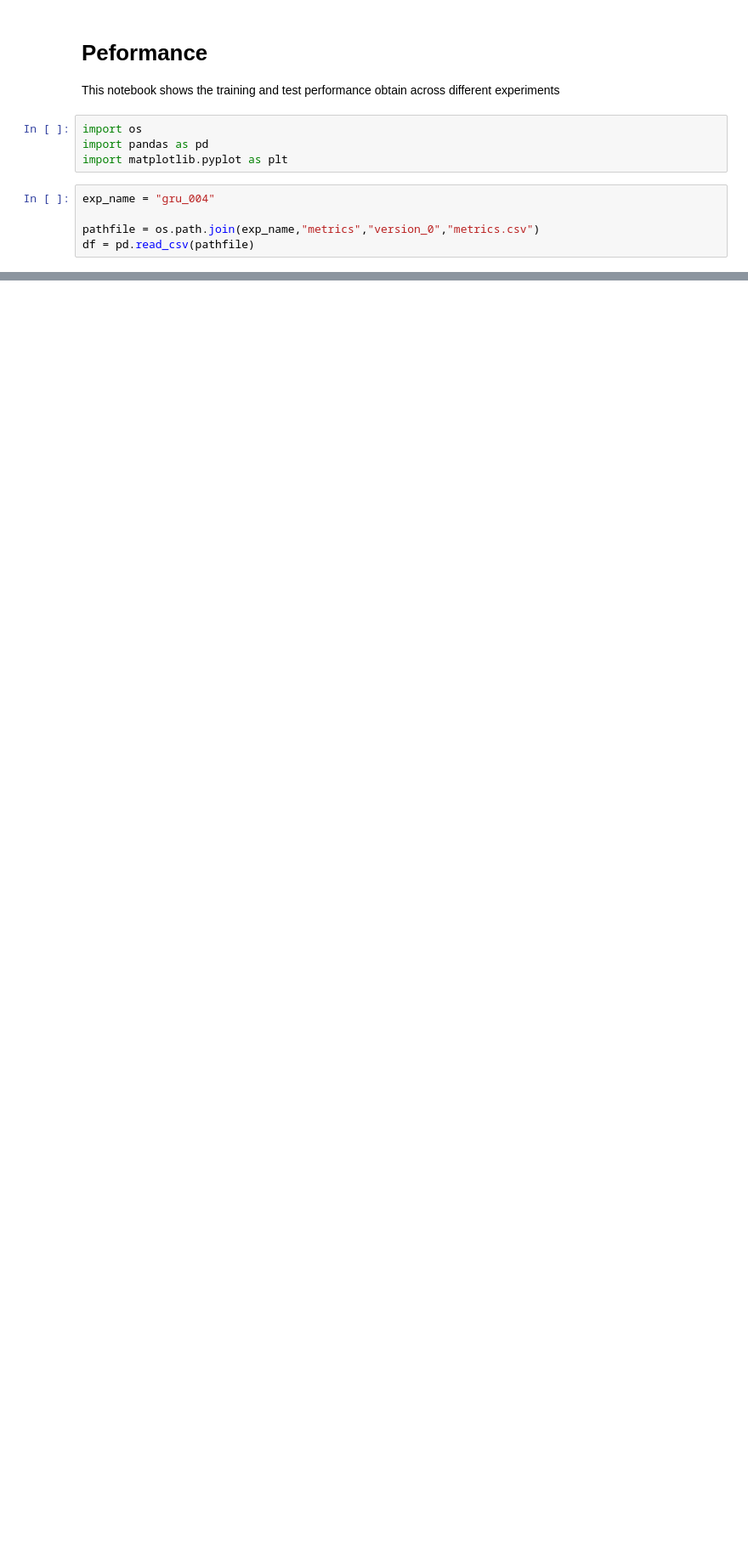
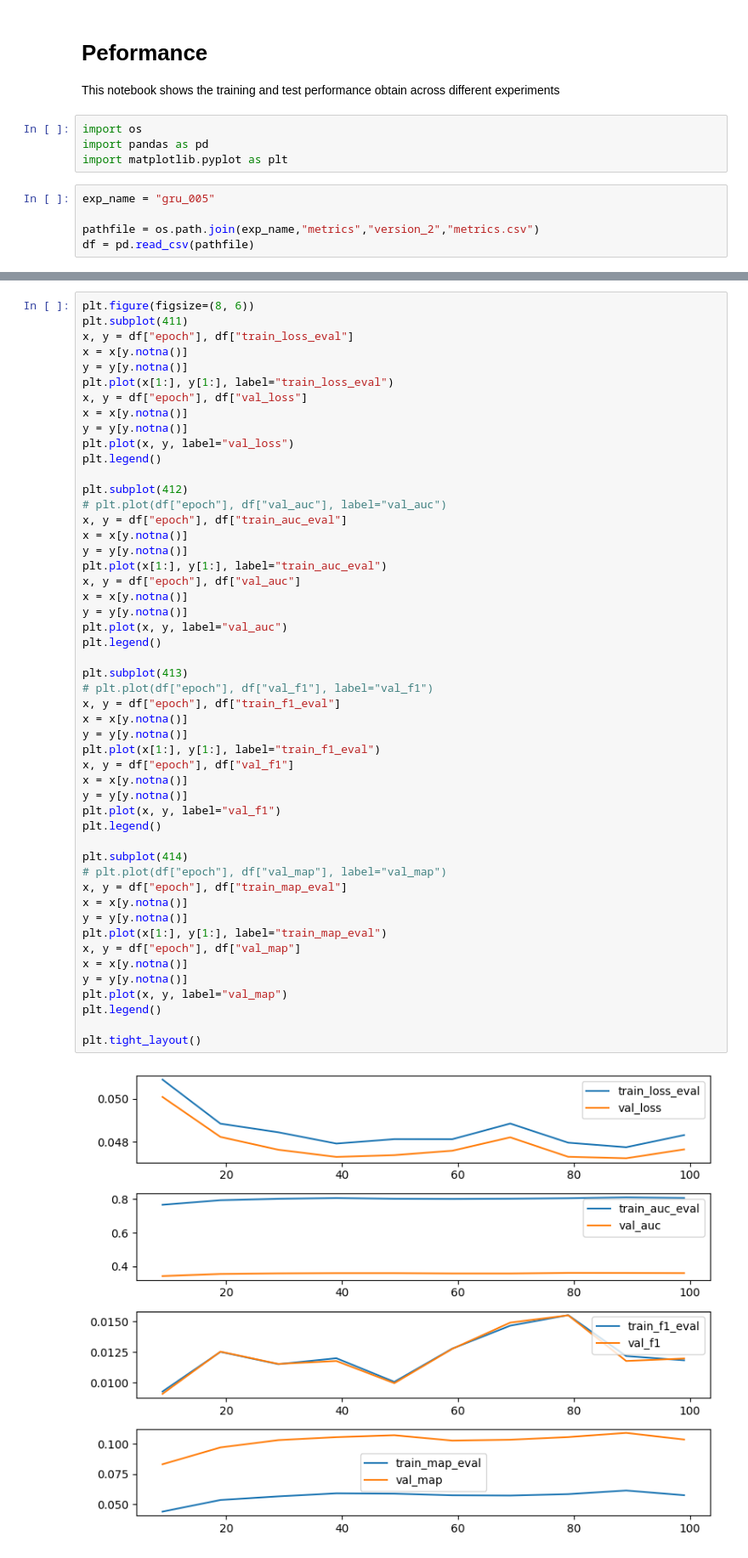
Before and after one commit to JoseFRuiz/audio-classification, a Jupyter notebook: performance.ipynb, the cells around one changed output, grey strips where cells are left out. Shown at 85% size. Saved outputs shown, nothing was run; the diff lists cells and outputs as text; blank space fills up the shorter version.

```diff
--- a/performance.ipynb
+++ b/performance.ipynb
@@ -7,7 +7,7 @@ import os
 import pandas as pd
 import matplotlib.pyplot as plt
 # %%
-exp_name = "gru_004"
+exp_name = "gru_005"
 
-pathfile = os.path.join(exp_name,"metrics","version_0","metrics.csv")
+pathfile = os.path.join(exp_name,"metrics","version_2","metrics.csv")
 df = pd.read_csv(pathfile)
@@ -55,0 +33,52 @@ plt.tight_layout()
+# %%
+plt.figure(figsize=(8, 6))
+plt.subplot(411)
+x, y = df["epoch"], df["train_loss_eval"]
+x = x[y.notna()]
+y = y[y.notna()]
+plt.plot(x[1:], y[1:], label="train_loss_eval")
+x, y = df["epoch"], df["val_loss"]
+x = x[y.notna()]
+y = y[y.notna()]
+plt.plot(x, y, label="val_loss")
+plt.legend()
+
+plt.subplot(412)
+# plt.plot(df["epoch"], df["val_auc"], label="val_auc")
+x, y = df["epoch"], df["train_auc_eval"]
+x = x[y.notna()]
+y = y[y.notna()]
+plt.plot(x[1:], y[1:], label="train_auc_eval")
+x, y = df["epoch"], df["val_auc"]
+x = x[y.notna()]
+y = y[y.notna()]
+plt.plot(x, y, label="val_auc")
+plt.legend()
+
+plt.subplot(413)
+# plt.plot(df["epoch"], df["val_f1"], label="val_f1")
+x, y = df["epoch"], df["train_f1_eval"]
+x = x[y.notna()]
+y = y[y.notna()]
+plt.plot(x[1:], y[1:], label="train_f1_eval")
+x, y = df["epoch"], df["val_f1"]
+x = x[y.notna()]
+y = y[y.notna()]
+plt.plot(x, y, label="val_f1")
+plt.legend()
+
+plt.subplot(414)
+# plt.plot(df["epoch"], df["val_map"], label="val_map")
+x, y = df["epoch"], df["train_map_eval"]
+x = x[y.notna()]
+y = y[y.notna()]
+plt.plot(x[1:], y[1:], label="train_map_eval")
+x, y = df["epoch"], df["val_map"]
+x = x[y.notna()]
+y = y[y.notna()]
+plt.plot(x, y, label="val_map")
+plt.legend()
+
+plt.tight_layout()
+# %% [output]
+[figure, added]
```
Also changed, not shown: parts of 4 cells of this notebook.
